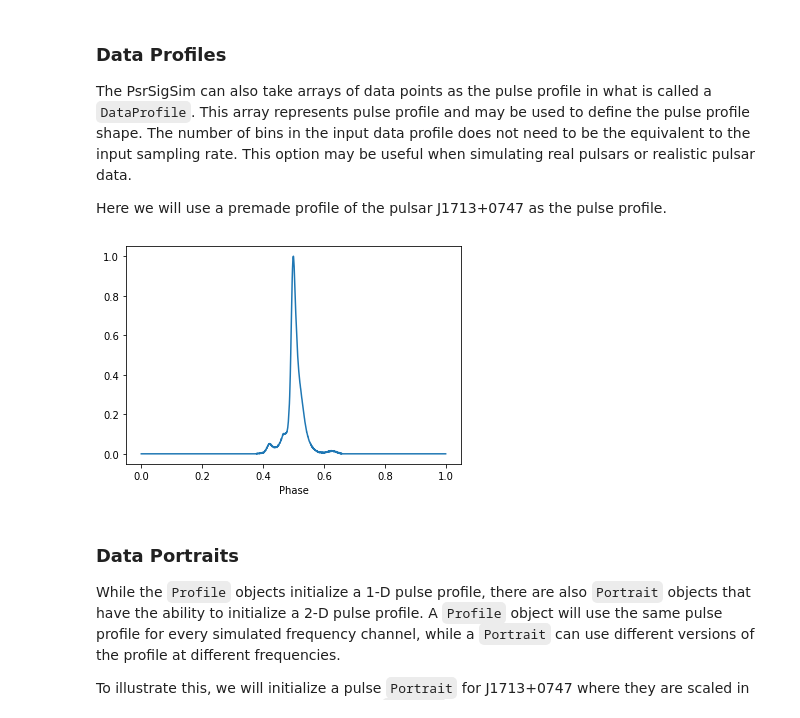
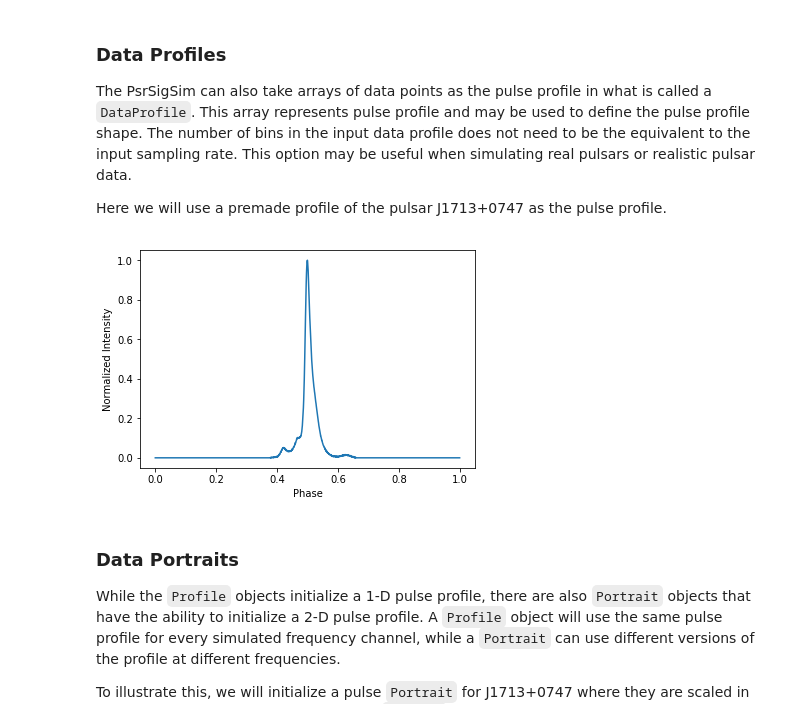
Before and after one commit to PsrSigSim/PsrSigSim, a Jupyter notebook: docs/_static/notebooks/pulse_profiles_tutorial_3.ipynb, the cells around one changed output. Cells and saved outputs as stored; diff of their text form; code cells hidden in the pictures.

```diff
--- a/docs/_static/notebooks/pulse_profiles_tutorial_3.ipynb
+++ b/docs/_static/notebooks/pulse_profiles_tutorial_3.ipynb
@@ -98,20 +103,21 @@ The PsrSigSim can also take arrays of data points as the pulse profile in what i
 Here we will use a premade profile of the pulsar J1713+0747 as the pulse profile.
 # %%
 # First we load the data array
-path = 'psrsigsim/data/J1713+0747_profile.npy'
+path = '../../../psrsigsim/data/J1713+0747_profile.npy'
 J1713_dataprof = np.load(path)
 
 # Now we define the data profile
 J1713_prof = pss.pulsar.DataProfile(J1713_dataprof)
 # Now we can initialize and plot the profile the same way as the Gaussian profile
 J1713_prof.init_profiles(2048, Nchan = 1)
 # And then we can plot the array to see what the profile looks like
 plt.plot(np.linspace(0,1,2048), J1713_prof.profiles[0])
 plt.xlabel("Phase")
+plt.ylabel('Normalized Intensity')
 plt.show()
 plt.close()
 # %% [output]
-[figure, old version]
+[figure, new version]
 # %% [markdown]
 ### Data Portraits
 
```
Also changed, not shown: parts of 10 cells of this notebook, 14 other files.
